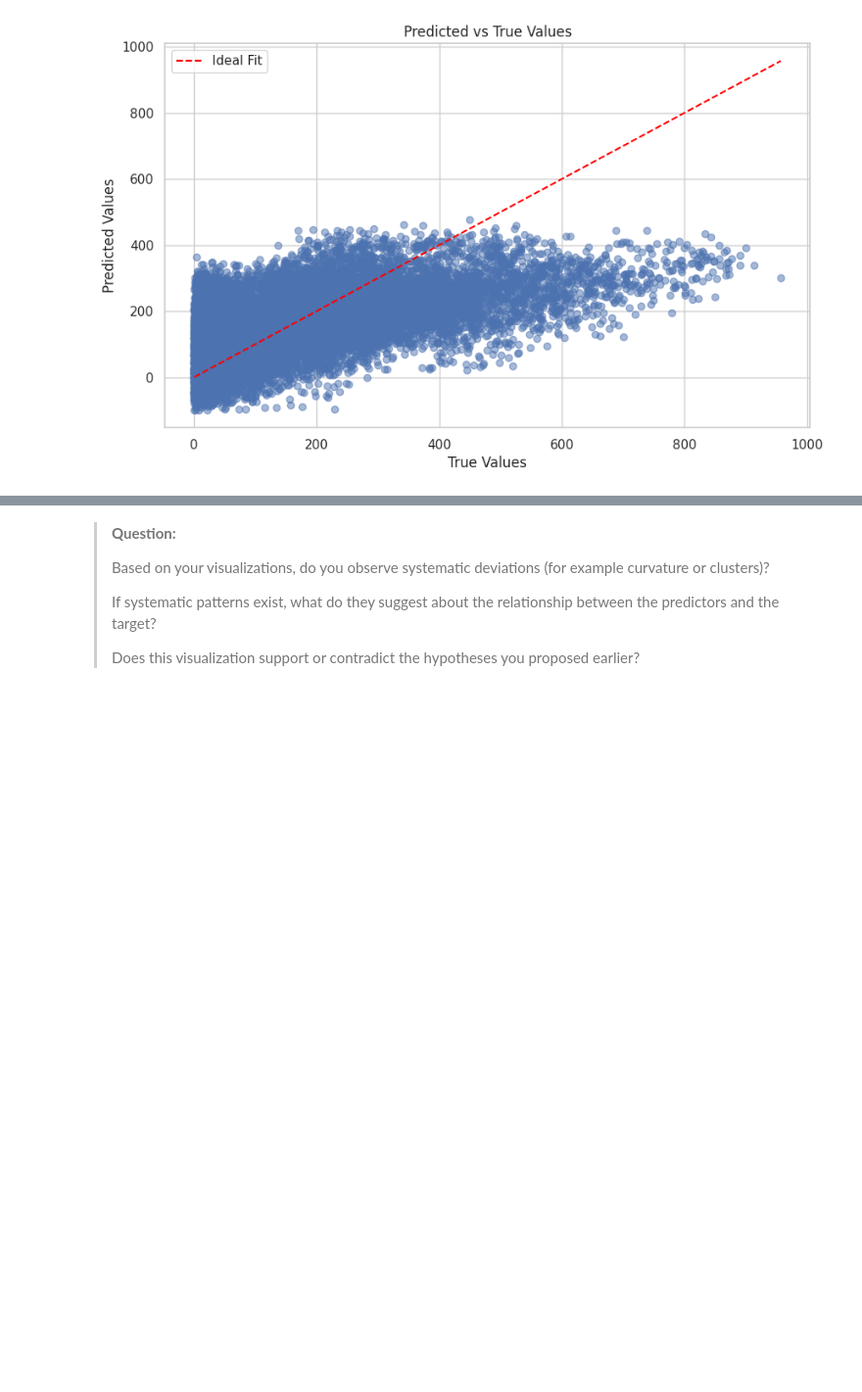
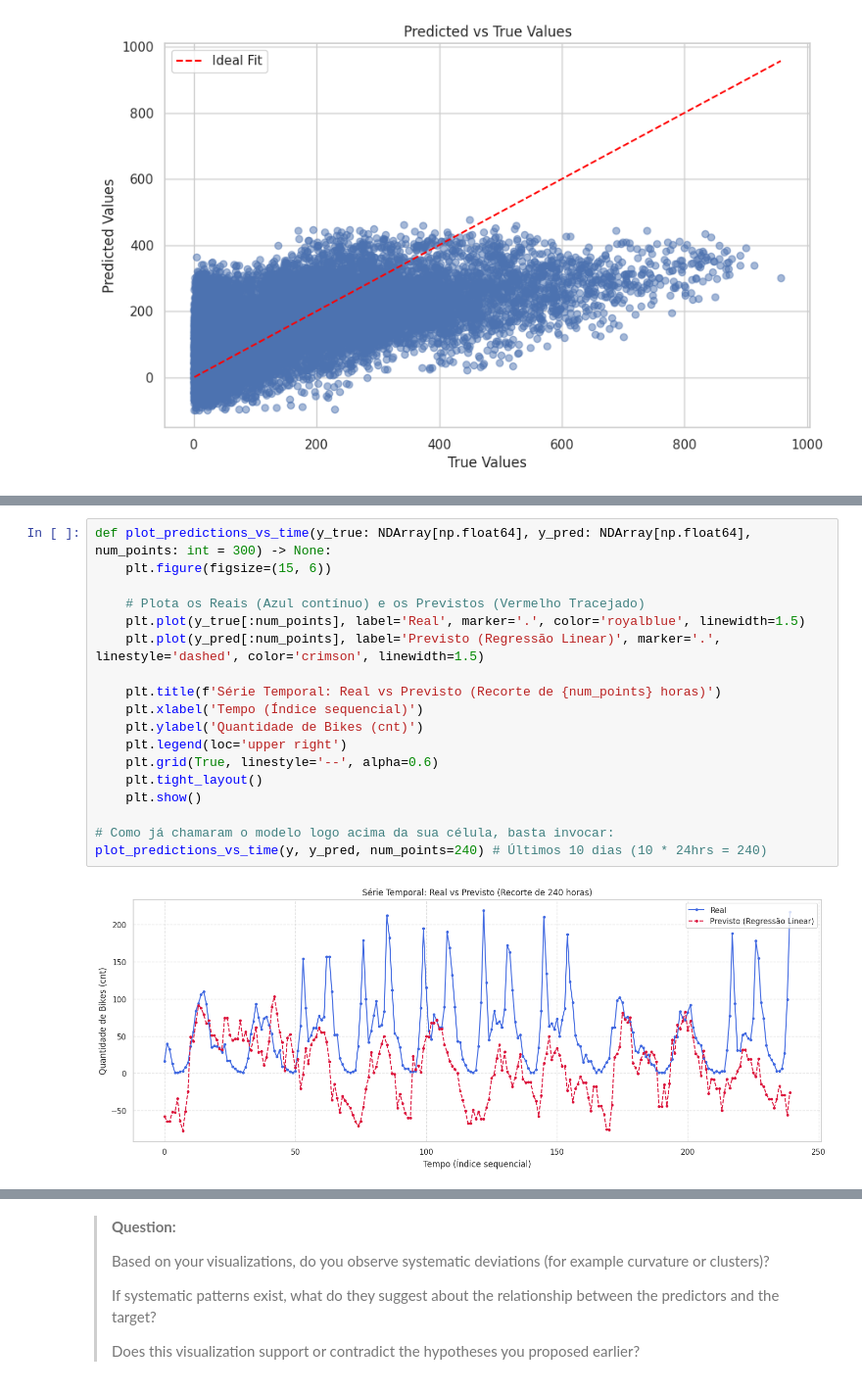
Before and after one commit to sll-bruno/machine-learning-projects, a Jupyter notebook: Tarefa1/mc886_1s2026-assignment_1.ipynb, the cells around one changed output, grey strips where cells are left out. Shown at 98% size. Saved outputs shown, nothing was run; the diff lists cells and outputs as text; blank space fills up the shorter version.

```diff
--- a/Tarefa1/mc886_1s2026-assignment_1.ipynb
+++ b/Tarefa1/mc886_1s2026-assignment_1.ipynb
@@ -956,0 +981,20 @@ Treinamento Finalizado
+# %%
+def plot_predictions_vs_time(y_true: NDArray[np.float64], y_pred: NDArray[np.float64], num_points: int = 300) -> None:
+    plt.figure(figsize=(15, 6))
+
+    # Plota os Reais (Azul contínuo) e os Previstos (Vermelho Tracejado)
+    plt.plot(y_true[:num_points], label='Real', marker='.', color='royalblue', linewidth=1.5)
+    plt.plot(y_pred[:num_points], label='Previsto (Regressão Linear)', marker='.', linestyle='dashed', color='crimson', linewidth=1.5)
+
+    plt.title(f'Série Temporal: Real vs Previsto (Recorte de {num_points} horas)')
+    plt.xlabel('Tempo (Índice sequencial)')
+    plt.ylabel('Quantidade de Bikes (cnt)')
+    plt.legend(loc='upper right')
+    plt.grid(True, linestyle='--', alpha=0.6)
+    plt.tight_layout()
+    plt.show()
+
+# Como já chamaram o modelo logo acima da sua célula, basta invocar:
+plot_predictions_vs_time(y, y_pred, num_points=240) # Últimos 10 dias (10 * 24hrs = 240)
+# %% [output]
+[figure, added]
```
Also changed, not shown: parts of 11 cells of this notebook.
